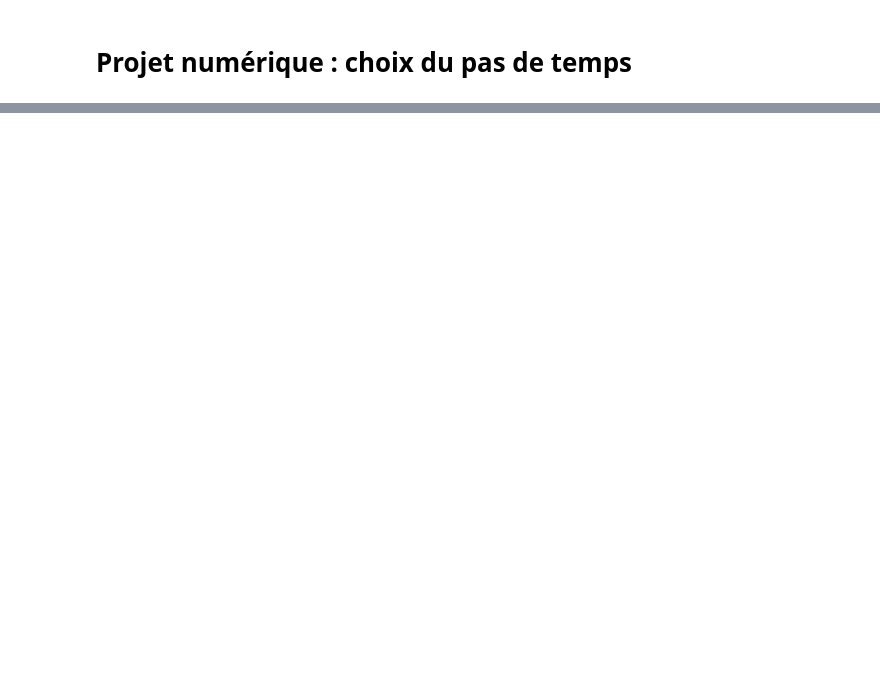
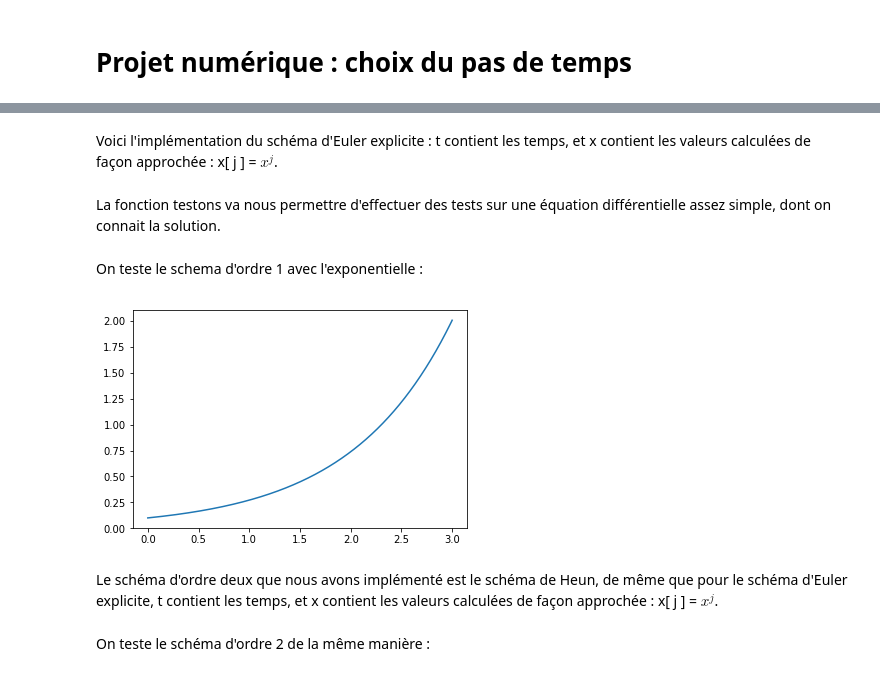
Before and after one commit to jeremycostanzo/Pas_de_temps, a Jupyter notebook: Untitled.ipynb, the cells around one changed output, grey strips where cells are left out. Cells and saved outputs as stored; diff of their text form; code cells hidden in the pictures; blank space fills up the shorter version.

```diff
--- a/Untitled.ipynb
+++ b/Untitled.ipynb
@@ -2,0 +11,3 @@
+# %% [markdown]
+Voici l'implémentation du schéma d'Euler explicite :
+t contient les temps, et x contient les valeurs calculées de façon approchée : x[ j ] = $x^j$.
@@ -2,0 +28,2 @@
+# %% [markdown]
+La fonction testons va nous permettre d'effectuer des tests sur une équation différentielle assez simple, dont on connait la solution.
@@ -2,0 +33,10 @@
+# %% [markdown]
+On teste le schema d'ordre 1 avec l'exponentielle :
+# %%
+t,x = solve_euler_explicit(testons, 0.1, 0.0001, 0, 3)
+plt.plot(t,x)
+plt.show()
+# %% [output]
+[figure, added]
+# %% [markdown]
+Le schéma d'ordre deux que nous avons implémenté est le schéma de Heun, de même que pour le schéma d'Euler explicite, t contient les temps, et x contient les valeurs calculées de façon approchée : x[ j ] = $x^j$.
@@ -2,0 +57,2 @@
+# %% [markdown]
+On teste le schéma d'ordre 2 de la même manière :
```
Also changed, not shown: parts of 13 cells of this notebook.
